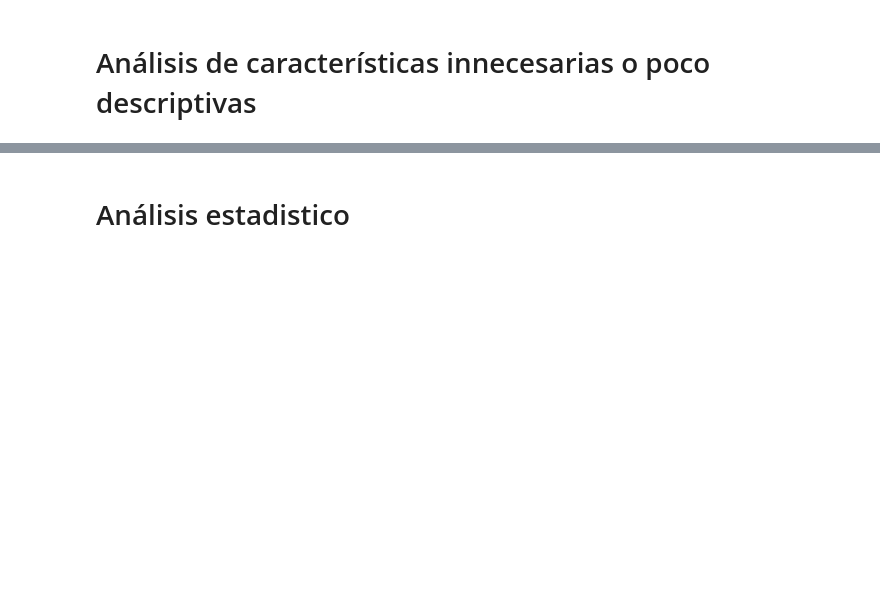
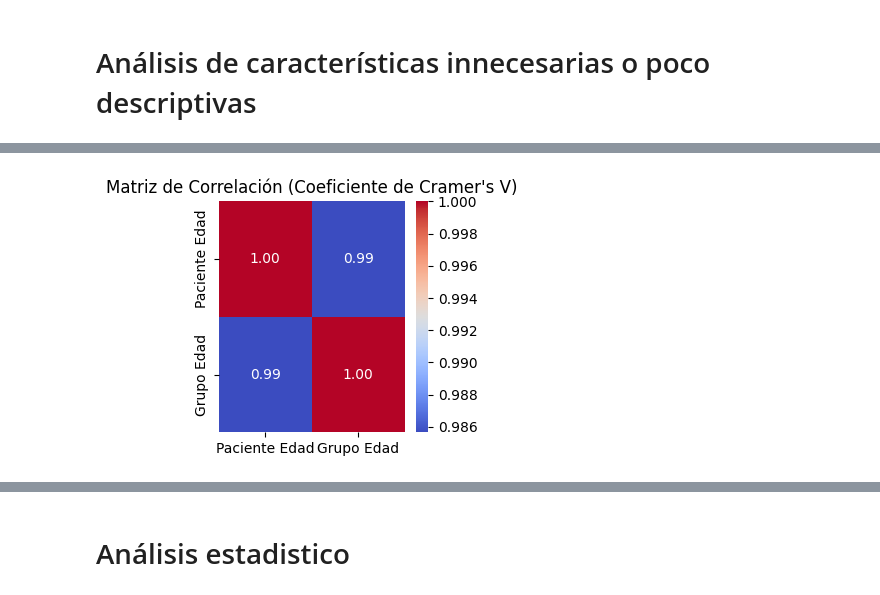
Before and after one commit to santiagogonzalezc/Final_project_ML, a Jupyter notebook: EDA.ipynb, the cells around one changed output, grey strips where cells are left out. Saved outputs shown, nothing was run; the diff lists cells and outputs as text; code cells hidden in the pictures; blank space fills up the shorter version.

```diff
--- a/EDA.ipynb
+++ b/EDA.ipynb
@@ -69,0 +129,35 @@ data.describe(include=[object,bool])
+# %%
+# Seleccionar las columnas relevantes
+relevant_columns = ['Paciente Edad', 'Grupo Edad']
+subset_data = data[relevant_columns]
+
+# Calcular el coeficiente de Cramer's V
+def cramers_v(table):
+    chi2 = chi2_contingency(table)[0]
+    n = table.sum().sum()
+    phi2 = chi2 / n
+    r, k = table.shape
+    phi2corr = max(0, phi2 - ((k-1)*(r-1))/(n-1))
+    rcorr = r - ((r-1)**2)/(n-1)
+    kcorr = k - ((k-1)**2)/(n-1)
+    return np.sqrt(phi2corr / min((kcorr-1), (rcorr-1)))
+
+# Calcular la matriz de correlación usando el coeficiente de Cramer's V
+correlation_matrix = pd.DataFrame(index=relevant_columns, columns=relevant_columns)
+for i, col1 in enumerate(relevant_columns):
+    for j, col2 in enumerate(relevant_columns):
+        if i == j:
+            correlation_matrix.iloc[i, j] = 1.0
+        else:
+            contingency_table = pd.crosstab(subset_data[col1], subset_data[col2])
+            correlation_matrix.iloc[i, j] = cramers_v(contingency_table)
+
+# Configurar el tamaño del gráfico
+plt.figure(figsize=(3,3))
+
+# mapa de calor
+sns.heatmap(correlation_matrix.astype(float), annot=True, cmap='coolwarm', fmt=".2f")
+plt.title("Matriz de Correlación (Coeficiente de Cramer's V)")
+plt.show()
+# %% [output]
+[figure, added]
```
Also changed, not shown: parts of 27 cells of this notebook.
